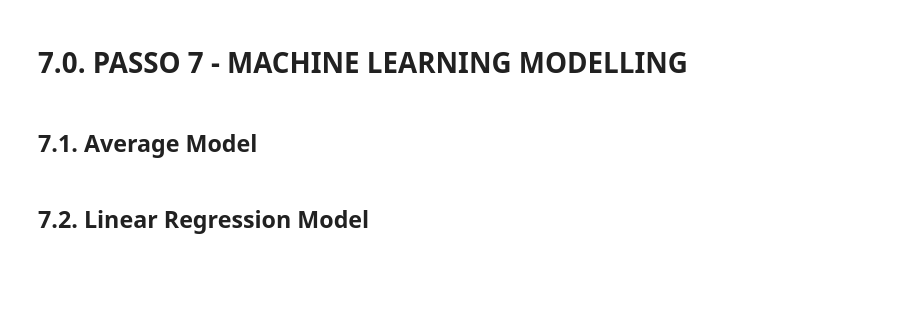
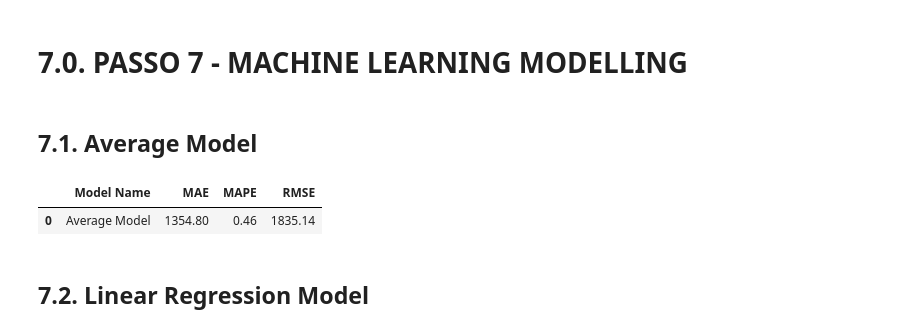
Before and after one commit to almir-martins/rossmann_sales_prediction, a Jupyter notebook: notebooks/m07_video1_store_sales_prediction.ipynb, the cells around one changed output. Drawn from its saved outputs; the diff is of its cells as text; code cells hidden in the pictures; blank space fills up the shorter version.

Commit message:
Atualizando o passo 7, cálculo da performance dos modelos

```diff
--- a/notebooks/m07_video1_store_sales_prediction.ipynb
+++ b/notebooks/m07_video1_store_sales_prediction.ipynb
@@ -1051,3 +1051,43 @@ aux1 = x_test.copy()
+# %%
+# Função para calcular o Mean Absolute Percentage error
+def mean_absolute_percentage_error(y, yhat):
+    return np.mean(np.abs((y - yhat) / y))
+
+# Função que calcula as métricas de erros dos modelos. Recebe como parâmetros o nome
+# do modelo, os valores de y reais e preditos e retorna um dataframe com os erros
+def ml_error(model_name, y, yhat):
+    mae = mean_absolute_error(y, yhat)
+    mape = mean_absolute_percentage_error(y, yhat)
+    rmse = np.sqrt(mean_squared_error(y, yhat))
+
+    return pd.DataFrame(
+        {"Model Name": model_name,
+        "MAE": mae,
+        "MAPE": mape,
+        "RMSE": rmse},
+        index=[0]
+    )
+# %%
+# Modelo de Média que servirá para comparação
+
+# Criando o dataset
+aux1 = x_test.copy()
+aux1["sales"] = y_test.copy()
+
+# Prediction
+aux2 = (aux1[["store", "sales"]].groupby("store").mean().reset_index().rename(columns={"sales": "predictions"}))
+aux1 = pd.merge(aux1, aux2, on='store', how='left')
+# Valores de y estimado
+yhat_baseline = aux1['predictions']
+
+# Performance
+# Calcula as métricas de erros do modelo de média,  lembrando que é necessário retornar as variáveis
+# para seus valores normais já que foram transformadas com o método logarítmo no passo de transformação
+baseline_result = ml_error('Average Model', np.expm1(y_test), np.expm1(yhat_baseline))
+baseline_result
+# %% [output]
+|  | Model Name | MAE | MAPE | RMSE |
+| 0 | Average Model | 1354.80 | 0.46 | 1835.14 |
 # %% [markdown]
 ## 7.2. Linear Regression Model
 # %% [markdown]
```
Also changed, not shown: parts of 5 cells of this notebook.
